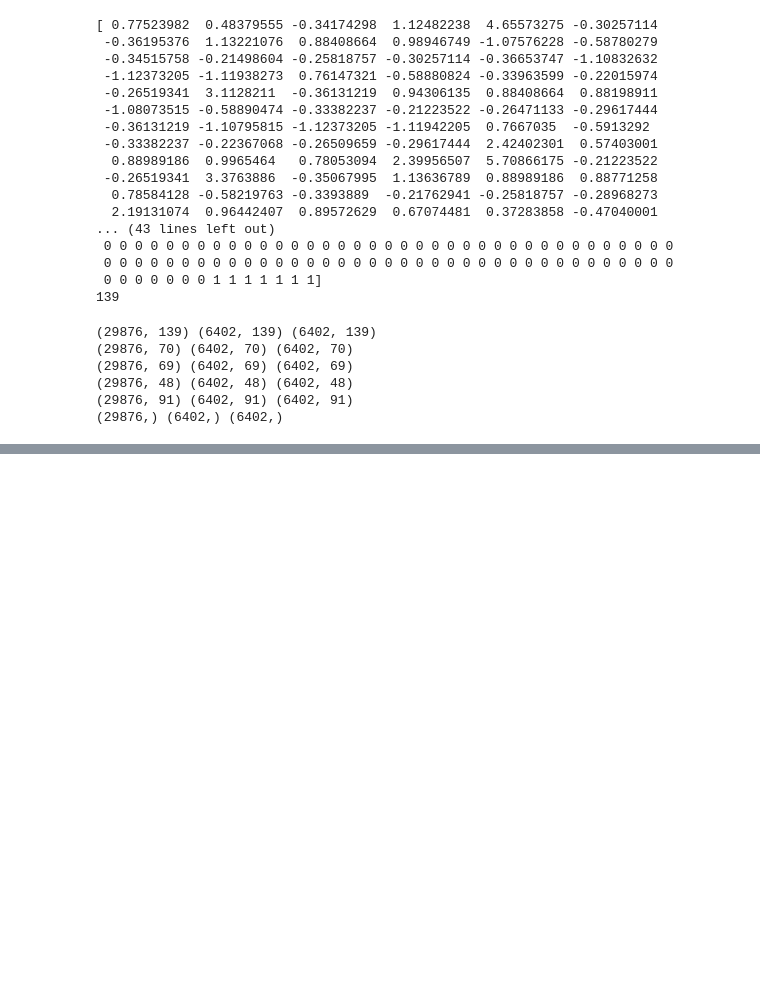
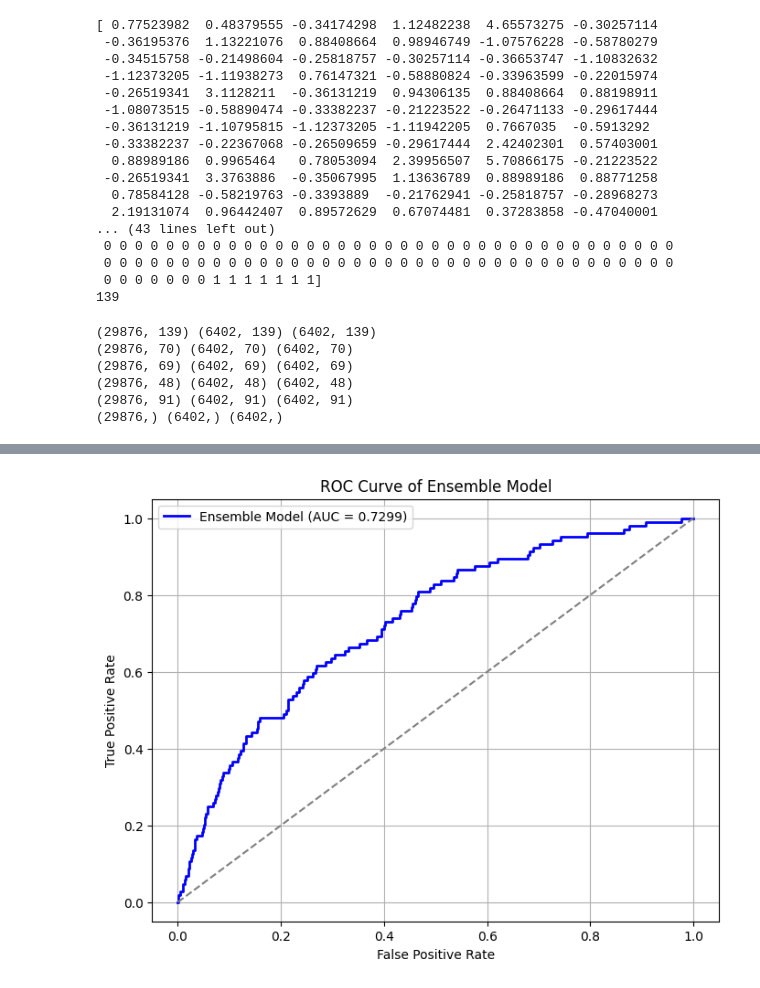
Before and after one commit to pascalghanimi/Injury-Prediction-in-Runners, a Jupyter notebook: Ensemble_XGBoost_LightGBM_CatBoost.ipynb, the cells around one changed output, grey strips where cells are left out. Drawn from its saved outputs; the diff is of its cells as text; code cells hidden in the pictures; blank space fills up the shorter version.

```diff
--- a/Ensemble_XGBoost_LightGBM_CatBoost.ipynb
+++ b/Ensemble_XGBoost_LightGBM_CatBoost.ipynb
@@ -136,0 +155,21 @@ Finale Ensemble Test-AUC: 0.7201
+# %%
+import numpy as np
+import matplotlib.pyplot as plt
+from sklearn.metrics import roc_curve, auc
+
+# Berechnung der ROC-Kurve
+fpr, tpr, _ = roc_curve(Y_test, Y_pred)
+roc_auc = auc(fpr, tpr)
+
+# Plot der ROC-Kurve
+plt.figure(figsize=(8, 6))
+plt.plot(fpr, tpr, color='blue', lw=2, label=f"Ensemble Model (AUC = {roc_auc:.4f})")
+plt.plot([0, 1], [0, 1], linestyle="--", color="gray")  # Diagonale als Referenz
+plt.xlabel("False Positive Rate")
+plt.ylabel("True Positive Rate")
+plt.title("ROC Curve of Ensemble Model")
+plt.legend()
+plt.grid()
+plt.show()
+# %% [output]
+[figure, added]
```
Also changed, not shown: parts of 2 cells of this notebook.
